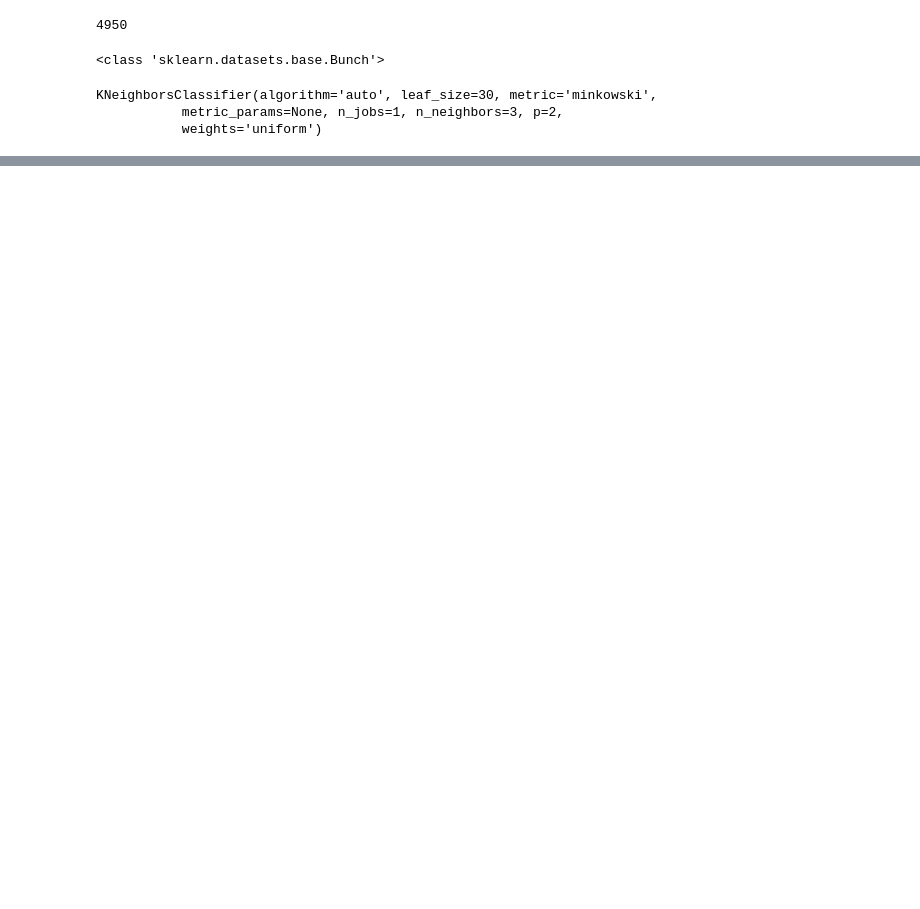
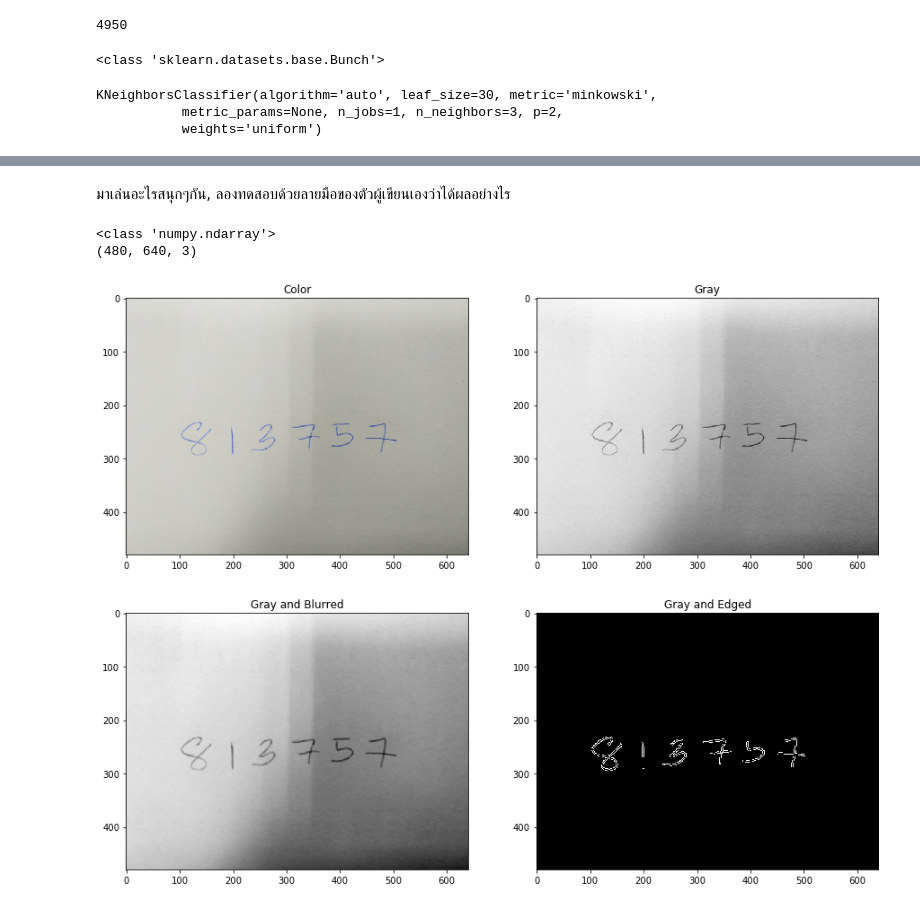
Before and after one commit to sutthisak/my-scikit-learn, a Jupyter notebook: 01.introduction.knn.cv2.ipynb, the cells around one changed output, grey strips where cells are left out. Saved outputs shown, nothing was run; the diff lists cells and outputs as text; code cells hidden in the pictures; blank space fills up the shorter version.

```diff
--- a/01.introduction.knn.cv2.ipynb
+++ b/01.introduction.knn.cv2.ipynb
@@ -113,0 +116,31 @@ plt.show()
+# %% [markdown]
+มาเล่นอะไรสนุกๆกัน, ลองทดสอบด้วยลายมือของตัวผู้เขียนเองว่าได้ผลอย่างไร
+# %%
+my_digits_img = cv2.imread('data/digits-my-handwriting.png')
+my_digits_img = cv2.cvtColor(my_digits_img, cv2.COLOR_BGR2RGB)
+my_digits_img_gray = cv2.cvtColor(my_digits_img, cv2.COLOR_BGR2GRAY)
+my_digits_img_blurred = cv2.GaussianBlur(my_digits_img_gray, (5, 5), 0)
+my_digits_img_edged = cv2.Canny(my_digits_img_blurred, 30, 150)
+print(type(my_digits_img))
+print(my_digits_img.shape)
+plt.figure(1, figsize=(15, 10))
+plt.subplot(121)
+plt.title('Color')
+plt.imshow(my_digits_img)
+plt.subplot(122)
+plt.title('Gray')
+plt.imshow(my_digits_img_gray, cmap='gray')
+plt.show()
+plt.figure(1, figsize=(15, 10))
+plt.subplot(121)
+plt.title('Gray and Blurred')
+plt.imshow(my_digits_img_blurred, cmap='gray')
+plt.subplot(122)
+plt.title('Gray and Edged')
+plt.imshow(my_digits_img_edged, cmap='gray')
+plt.show()
+# %% [output]
+<class 'numpy.ndarray'>
+(480, 640, 3)
+[figure, added]
+[figure, added]
```
Also changed, not shown: parts of 10 cells of this notebook, 2 other files.
